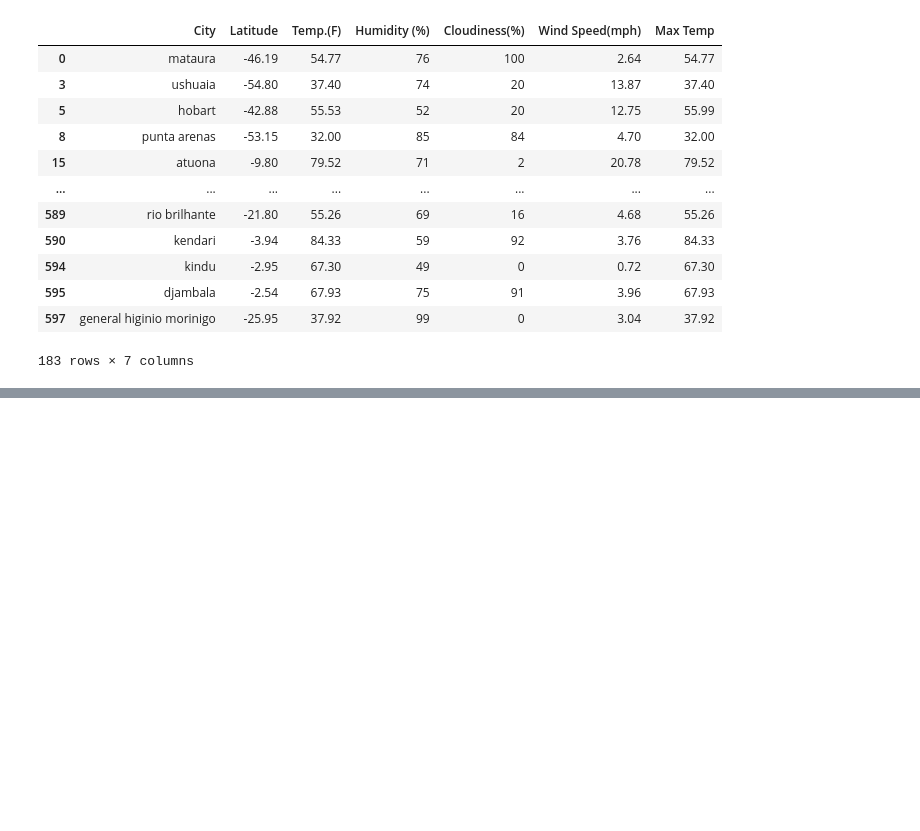
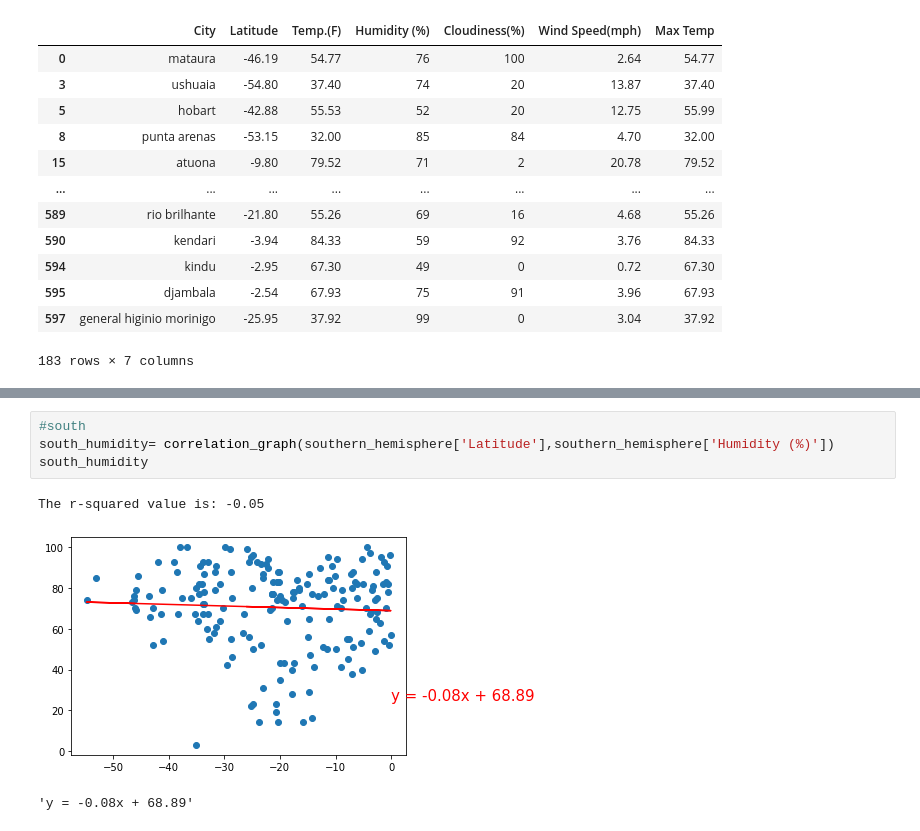
Before and after one commit to jaydenleblanc/python-api-challenge, a Jupyter notebook: WeatherPy/WeatherPy.ipynb, the cells around one changed output, grey strips where cells are left out. Drawn from its saved outputs; the diff is of its cells as text; blank space fills up the shorter version.

```diff
--- a/WeatherPy/WeatherPy.ipynb
+++ b/WeatherPy/WeatherPy.ipynb
@@ -328,0 +339,8 @@ The r-squared value is: 0.74
+# %%
+#south
+south_humidity= correlation_graph(southern_hemisphere['Latitude'],southern_hemisphere['Humidity (%)'])
+south_humidity
+# %% [output]
+The r-squared value is: -0.05
+[figure, added]
+'y = -0.08x + 68.89'
```
Also changed, not shown: parts of 7 cells of this notebook.
